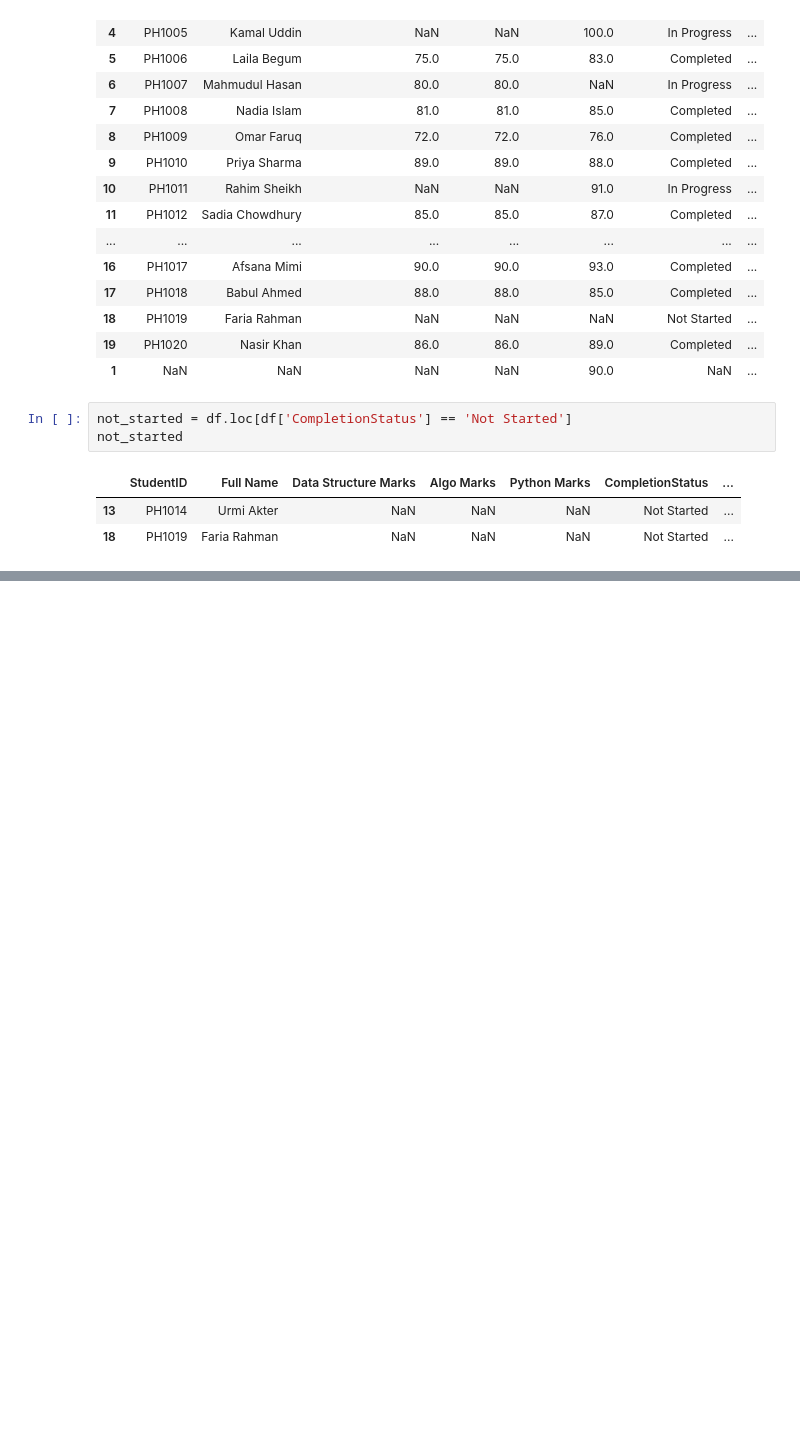
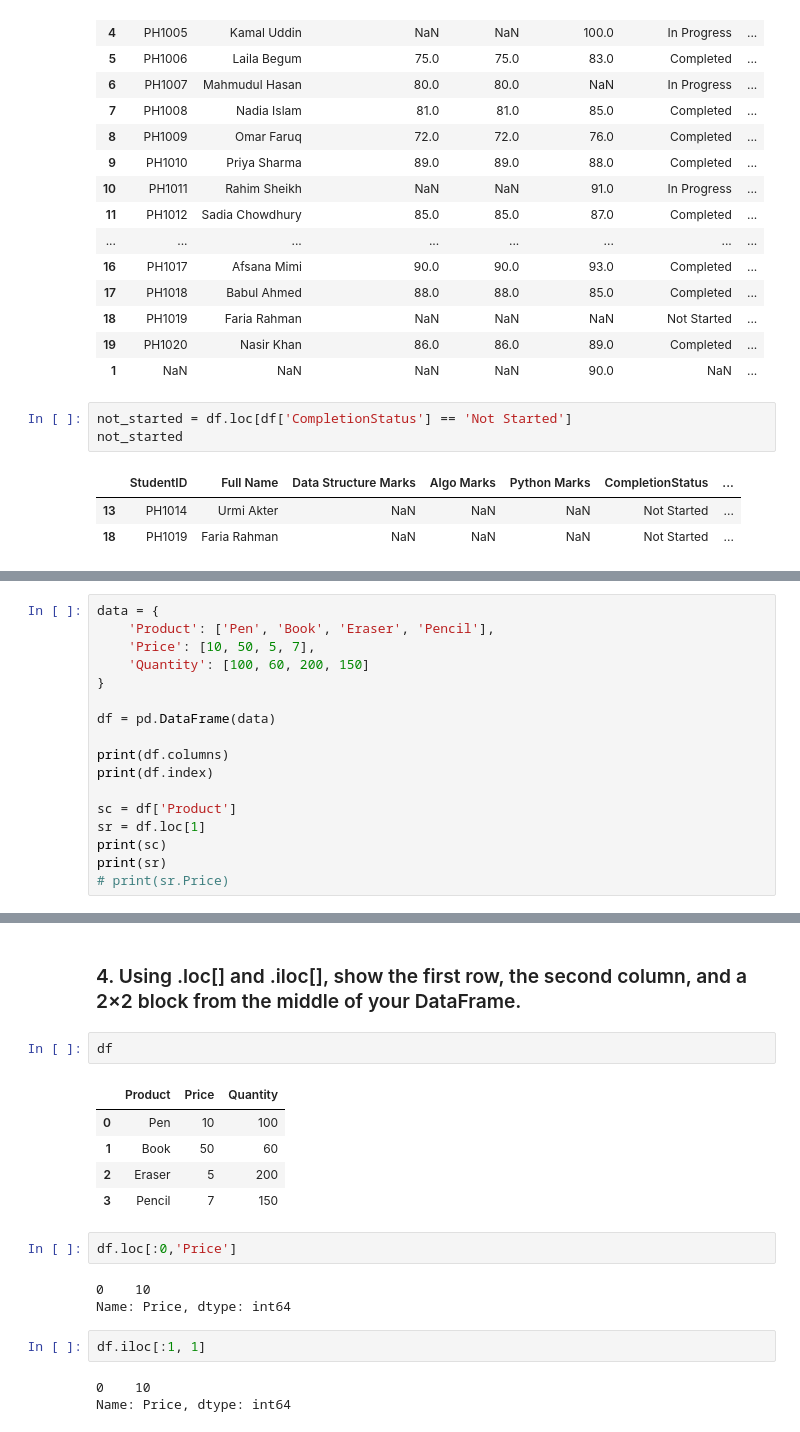
Before and after one commit to AlSaimun/Phitron-AIML, a Jupyter notebook: Python For ML/Week 03: numpy pandas/Module 12.ipynb, the cells around one changed output, grey strips where cells are left out. Saved outputs shown, nothing was run; the diff lists cells and outputs as text; blank space fills up the shorter version.

```diff
--- a/Python For ML/Week 03: numpy pandas/Module 12.ipynb
+++ b/Python For ML/Week 03: numpy pandas/Module 12.ipynb
@@ -671,0 +748,17 @@ TypeError: 'DataFrame' object is not callable
+# %%
+data = {
+    'Product': ['Pen', 'Book', 'Eraser', 'Pencil'],
+    'Price': [10, 50, 5, 7],
+    'Quantity': [100, 60, 200, 150]
+}
+
+df = pd.DataFrame(data)
+
+print(df.columns)
+print(df.index)
+
+sc = df['Product']
+sr = df.loc[1]
+print(sc)
+print(sr)
+# print(sr.Price)
@@ -671,0 +777,20 @@ TypeError: 'DataFrame' object is not callable
+# %% [markdown]
+### 4. Using .loc[] and .iloc[], show the first row, the second column, and a 2×2 block    from the middle of your DataFrame.
+# %%
+df
+# %% [output]
+|  | Product | Price | Quantity |
+| 0 | Pen | 10 | 100 |
+| 1 | Book | 50 | 60 |
+| 2 | Eraser | 5 | 200 |
+| 3 | Pencil | 7 | 150 |
+# %%
+df.loc[:0,'Price']
+# %% [output]
+0    10
+Name: Price, dtype: int64
+# %%
+df.iloc[:1, 1]
+# %% [output]
+0    10
+Name: Price, dtype: int64
```
Also changed, not shown: parts of 13 cells of this notebook, 7 other files.
